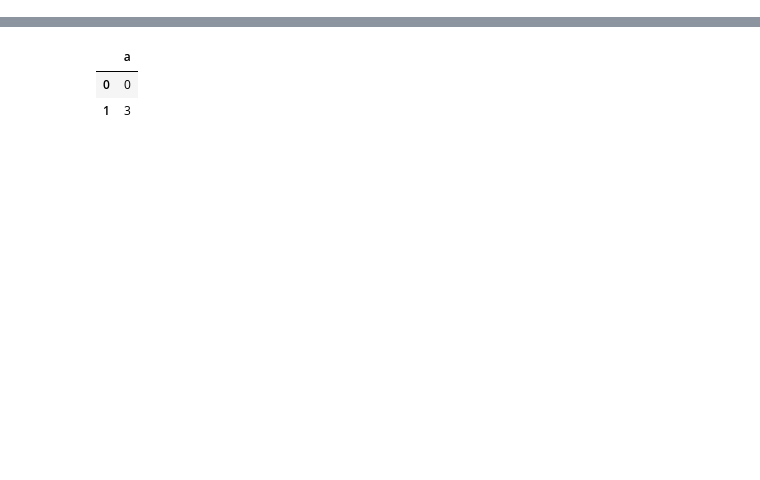
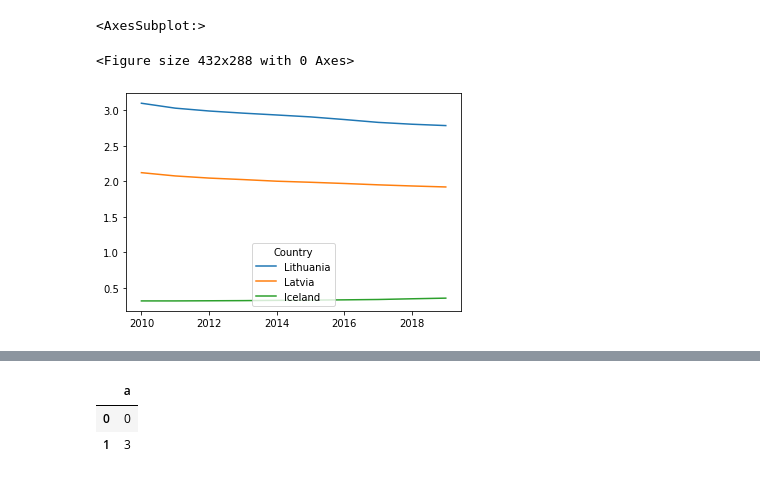
Before and after one commit to gintautasm/weo-data-analysis, a Jupyter notebook: analysis.ipynb, the cells around one changed output, grey strips where cells are left out. Saved outputs shown, nothing was run; the diff lists cells and outputs as text; code cells hidden in the pictures; blank space fills up the shorter version.

Commit message:
2 and 5  tasks are done, needs cleanup

```diff
--- a/analysis.ipynb
+++ b/analysis.ipynb
@@ -17,0 +111,36 @@ df[lambda col: col['WEO Subject Code'] == 'NGDPRPPPPC']
+# %%
+import matplotlib.pyplot as plt
+
+'''
+plot of OECD countries population
+'''
+
+population_key = 'LP'
+# population_df = df.loc[ (df[weo_subject_code] == population_key) & (df[country_name] == 'Lithuania')]
+population_df = df.loc[ (df[weo_subject_code] == population_key)]
+# sets index and index is stored for future
+population_df = population_df.set_index(country_name)
+population_df = population_df.loc[oecd_countries]
+
+# do not convert to string for filtering
+# rather convert dataframe to floats
+decade = []
+for i in range(2010,2020):
+    decade.append(str(i))
+
+# https://pandas.pydata.org/docs/getting_started/intro_tutorials/03_subset_data.html
+population_df = population_df[decade]
+population_df = population_df.T
+# wrong data type is set needs to cast to numeris type
+population_df = population_df.astype('float')
+population_df = population_df[['Lithuania', 'Latvia', 'Iceland']]
+#population_df = population_df.set_index('index')
+# population_df = population_df.set_index(0)
+#population_df
+# population_df = population_df.cumsum()
+plt.figure()
+population_df.plot()
+# %% [output]
+<AxesSubplot:>
+<Figure size 432x288 with 0 Axes>
+[figure, added]
```
Also changed, not shown: parts of 9 cells of this notebook.
